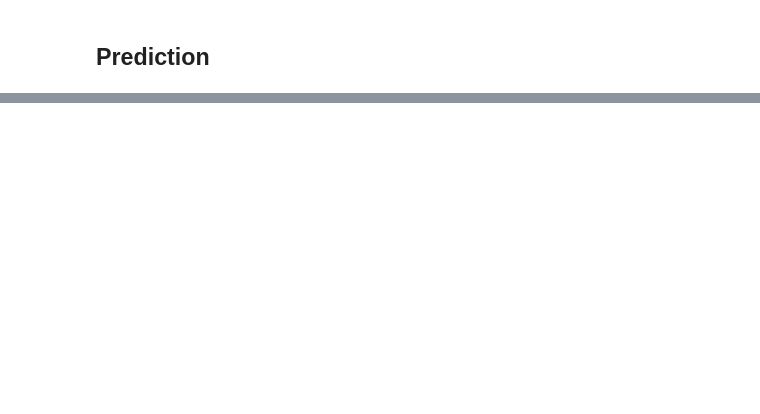
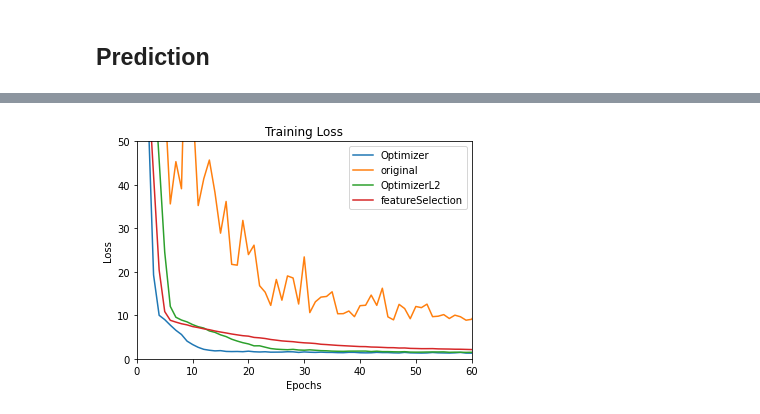
Before and after one commit to stephanie0324/ML_practrice, a Jupyter notebook: Regression/ML2023-HW1-COVID-19_Cases_Prediction/ML2023-HW1-COVID-19_Cases_Prediction.ipynb, the cells around one changed output, grey strips where cells are left out. Cells and saved outputs as stored; diff of their text form; code cells hidden in the pictures; blank space fills up the shorter version.

```diff
--- a/Regression/ML2023-HW1-COVID-19_Cases_Prediction/ML2023-HW1-COVID-19_Cases_Prediction.ipynb
+++ b/Regression/ML2023-HW1-COVID-19_Cases_Prediction/ML2023-HW1-COVID-19_Cases_Prediction.ipynb
@@ -288,0 +291,18 @@ save_pred(preds, 'pred.csv')
+# %%
+"""SAVING FILE"""
+import pickle
+
+if not os.path.isdir('./output'):
+    os.mkdir('./output') # Create directory of saving training and validating loss.
+
+## TODO: Change the file name respect to you experiments
+exp = '_Optimizer'
+
+# save the files
+train_file_path = config['loss_save_path']+exp+'_train.pkl'
+val_file_path = config['loss_save_path']+exp+'_val.pkl'
+# Save the list to a file using pickle
+with open(train_file_path, 'wb') as file:
+    pickle.dump(train_loss, file)
+with open(val_file_path, 'wb') as file:
+    pickle.dump(val_loss, file)
@@ -288,0 +348,19 @@ save_pred(preds, 'pred.csv')
+# %%
+# Plot train loss
+for i, sublist in enumerate(train_loss_list):
+    plt.plot(sublist, label=train_files[i].replace('_train.pkl','').replace('_',''))
+
+# Add labels and legend
+# narrow into a smaller range
+plt.ylim(0,50)
+plt.xlim(0,60)
+
+plt.xlabel('Epochs')
+plt.ylabel('Loss')
+plt.title('Training Loss')
+plt.legend()
+
+# Show the plot
+plt.show()
+# %% [output]
+[figure, added]
```
Also changed, not shown: parts of 10 cells of this notebook, 6 other files.
